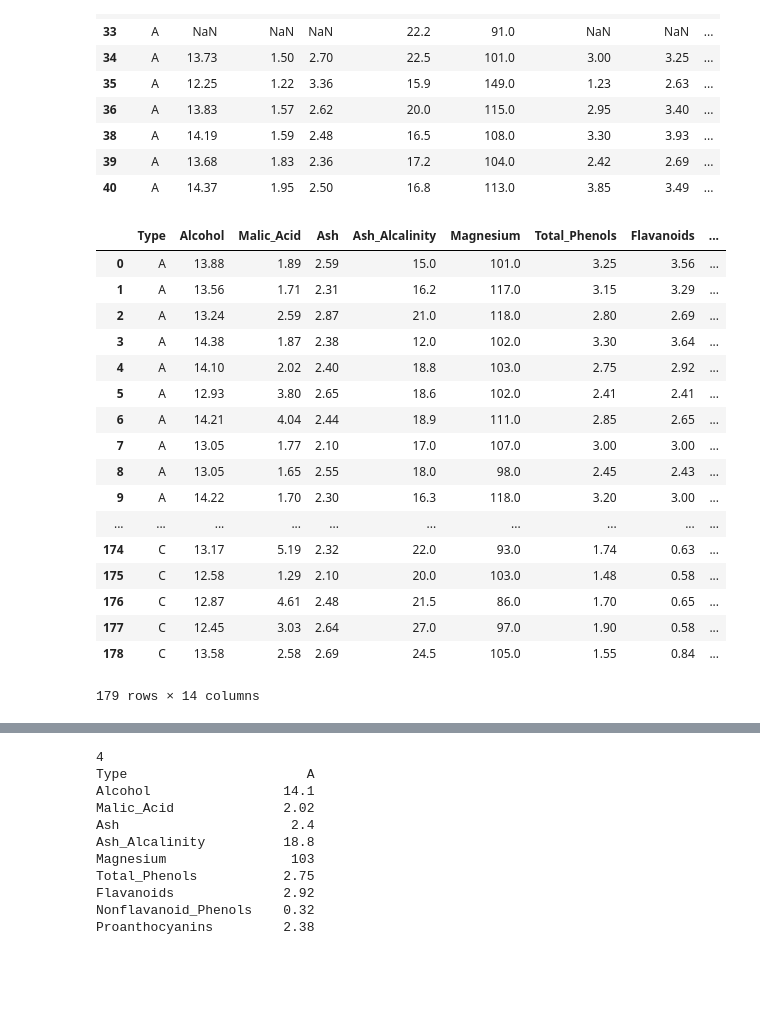
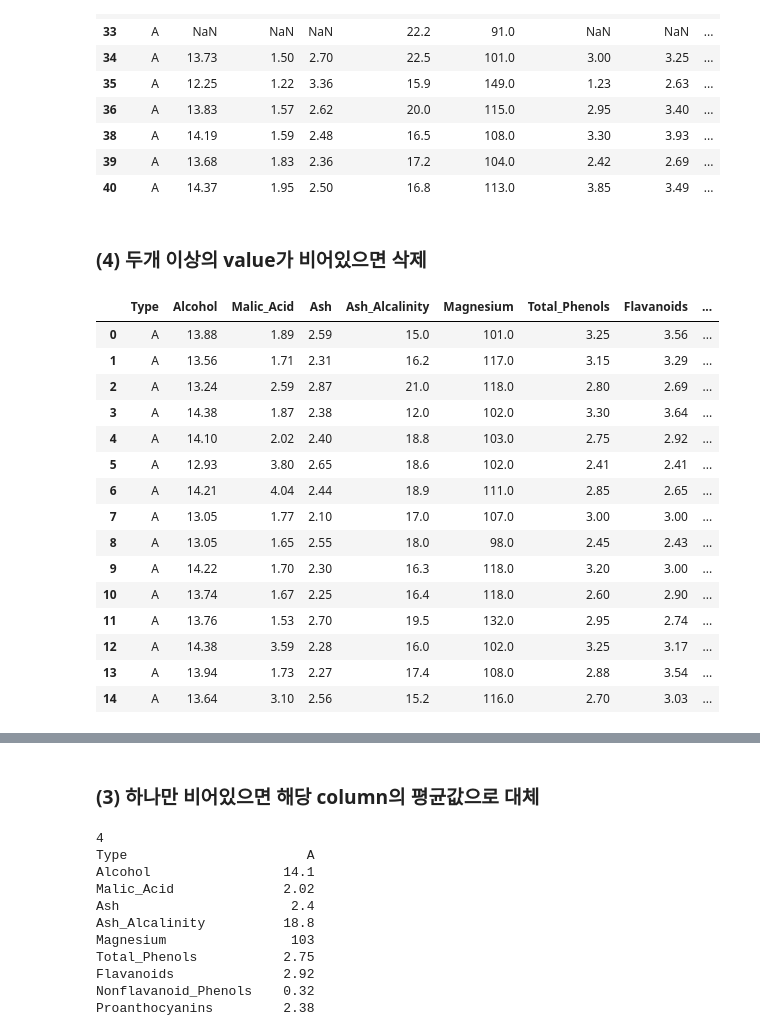
Before and after one commit to iammiori/data_analysis_python, a Jupyter notebook: 2019_data_analysis_introduction/wine_analysis/assignment #1.ipynb, the cells around one changed output, grey strips where cells are left out. Drawn from its saved outputs; the diff is of its cells as text; code cells hidden in the pictures; blank space fills up the shorter version.

```diff
--- a/2019_data_analysis_introduction/wine_analysis/assignment #1.ipynb
+++ b/2019_data_analysis_introduction/wine_analysis/assignment #1.ipynb
@@ -37,6 +45,8 @@ wine_drop_duplicate[30:40]
 | 38 | A | 14.19 | 1.59 | 2.48 | 16.5 | 108.0 | 3.30 | 3.93 | ... |
 | 39 | A | 13.68 | 1.83 | 2.36 | 17.2 | 104.0 | 2.42 | 2.69 | ... |
 | 40 | A | 14.37 | 1.95 | 2.50 | 16.8 | 113.0 | 3.85 | 3.49 | ... |
+# %% [markdown]
+### (4) 두개 이상의 value가 비어있으면 삭제
 # %%
 # nan 들어있어도 평균 계산 시 제외되기 때문에 nan 이 두개 이상인 행 부터 삭제
 # thresh 이용
@@ -48,27 +58,25 @@ wine_drop_many_nan = wine_drop_duplicate.dropna(thresh=13)
 wine_drop_many_nan.to_csv('final_data/wine_use_thresh.csv',index=False, na_rep='NULL')
 # %%
 wine_2 = pd.read_csv('final_data/wine_use_thresh.csv')
-wine_2
+wine_2[:15]
 #179 rows × 14 columns
 # %% [output]
 |  | Type | Alcohol | Malic_Acid | Ash | Ash_Alcalinity | Magnesium | Total_Phenols | Flavanoids | ... |
 | 0 | A | 13.88 | 1.89 | 2.59 | 15.0 | 101.0 | 3.25 | 3.56 | ... |
 | 1 | A | 13.56 | 1.71 | 2.31 | 16.2 | 117.0 | 3.15 | 3.29 | ... |
 | 2 | A | 13.24 | 2.59 | 2.87 | 21.0 | 118.0 | 2.80 | 2.69 | ... |
 | 3 | A | 14.38 | 1.87 | 2.38 | 12.0 | 102.0 | 3.30 | 3.64 | ... |
 | 4 | A | 14.10 | 2.02 | 2.40 | 18.8 | 103.0 | 2.75 | 2.92 | ... |
 | 5 | A | 12.93 | 3.80 | 2.65 | 18.6 | 102.0 | 2.41 | 2.41 | ... |
 | 6 | A | 14.21 | 4.04 | 2.44 | 18.9 | 111.0 | 2.85 | 2.65 | ... |
 | 7 | A | 13.05 | 1.77 | 2.10 | 17.0 | 107.0 | 3.00 | 3.00 | ... |
 | 8 | A | 13.05 | 1.65 | 2.55 | 18.0 | 98.0 | 2.45 | 2.43 | ... |
 | 9 | A | 14.22 | 1.70 | 2.30 | 16.3 | 118.0 | 3.20 | 3.00 | ... |
-| ... | ... | ... | ... | ... | ... | ... | ... | ... | ... |
-| 174 | C | 13.17 | 5.19 | 2.32 | 22.0 | 93.0 | 1.74 | 0.63 | ... |
-| 175 | C | 12.58 | 1.29 | 2.10 | 20.0 | 103.0 | 1.48 | 0.58 | ... |
-| 176 | C | 12.87 | 4.61 | 2.48 | 21.5 | 86.0 | 1.70 | 0.65 | ... |
-| 177 | C | 12.45 | 3.03 | 2.64 | 27.0 | 97.0 | 1.90 | 0.58 | ... |
-| 178 | C | 13.58 | 2.58 | 2.69 | 24.5 | 105.0 | 1.55 | 0.84 | ... |
+| 10 | A | 13.74 | 1.67 | 2.25 | 16.4 | 118.0 | 2.60 | 2.90 | ... |
+| 11 | A | 13.76 | 1.53 | 2.70 | 19.5 | 132.0 | 2.95 | 2.74 | ... |
+| 12 | A | 14.38 | 3.59 | 2.28 | 16.0 | 102.0 | 3.25 | 3.17 | ... |
+| 13 | A | 13.94 | 1.73 | 2.27 | 17.4 | 108.0 | 2.88 | 3.54 | ... |
+| 14 | A | 13.64 | 3.10 | 2.56 | 15.2 | 116.0 | 2.70 | 3.03 | ... |
-179 rows × 14 columns
 # %%
 wine_2.describe()
 # %% [output]
@@ -81,4 +89,6 @@ wine_2.describe()
 | 50% | 13.050000 | 1.870000 | 2.360000 | 19.500000 | 98.000000 | 2.350000 | 2.155000 | ... |
 | 75% | 13.675000 | 3.110000 | 2.565000 | 21.500000 | 108.000000 | 2.800000 | 2.887500 | ... |
 | max | 8888.000000 | 5.800000 | 3.910000 | 30.000000 | 162.000000 | 3.880000 | 5.080000 | ... |
+# %% [markdown]
+### (3) 하나만 비어있으면 해당 column의 평균값으로 대체
 # %%
```
Also changed, not shown: parts of 44 cells of this notebook, 1 other file.
